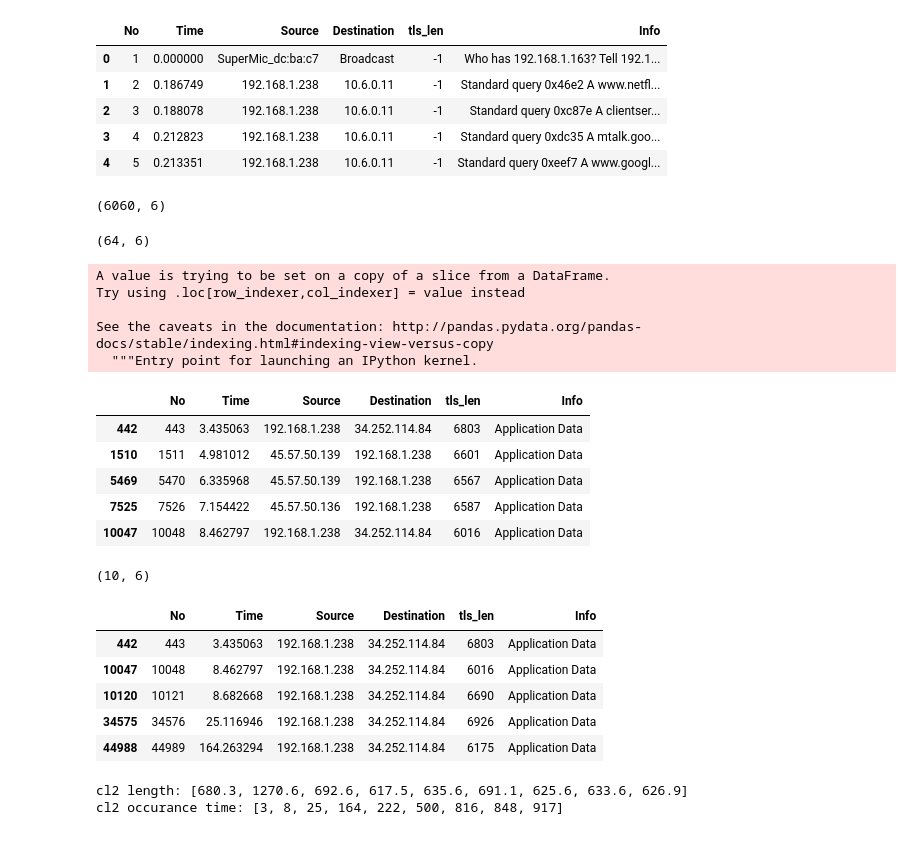
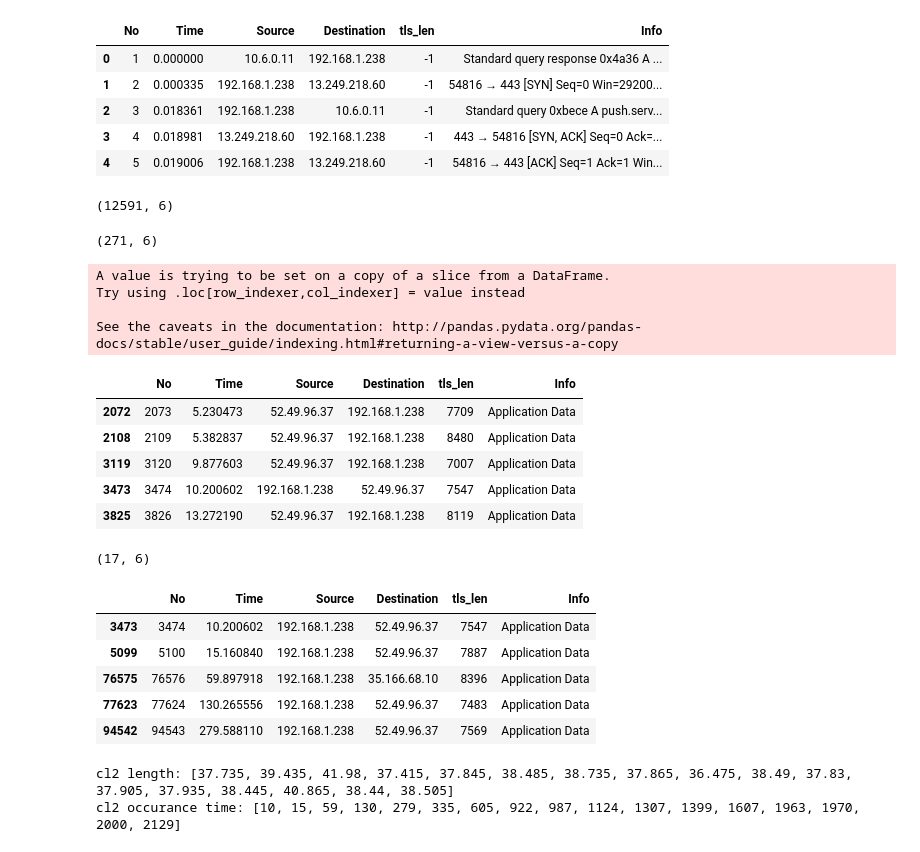
Before and after one commit to ssahaxd/IITM_Internship_2019, a Jupyter notebook: code_d.ipynb, the cells around one changed output. Cells and saved outputs as stored; diff of their text form; code cells hidden in the pictures.

```diff
--- a/code_d.ipynb
+++ b/code_d.ipynb
@@ -12,11 +12,11 @@ import matplotlib.pyplot as plt
 %matplotlib inline
 # sns.set(style="darkgrid")
 # %%
-pcap_file ="./lab-pc/trace3/trace3.raw"
-csv_file = "./lab-pc/trace3/trace3.csv"
+pcap_file ="../firefox03/firefox03.raw"
+csv_file = "../firefox03/firefox03.csv"
 if not os.path.exists(csv_file):
     tshark_cmd = 'tshark -T fields -e _ws.col.No. -e _ws.col.Time -e _ws.col.Source -e _ws.col.Destination -e _ws.col.tls_len -e _ws.col.Info -E header=y -E separator="\t" -E quote=d -E occurrence=f -r {} > {}'.format(pcap_file, csv_file)
-    os.system(tshark_cmd);
+    os.system(tshark_cmd)
 # %%
 pcap_main = read_csv(csv_file,sep="\t", index_col=None, encoding='utf-8')
 pcap_main.rename(index=str, columns={"_ws.col.No.": "No", "_ws.col.Time": "Time","_ws.col.Source": "Source","_ws.col.Destination": "Destination", "_ws.col.tls_len": "tls_len","_ws.col.Info": "Info"}, inplace=True);
@@ -104,52 +151,51 @@ pcap_main.fillna(-1, inplace=True)
 pcap_main.head()
 # %% [output]
 |  | No | Time | Source | Destination | tls_len | Info |
-| 0 | 1 | 0.000000 | SuperMic_dc:ba:c7 | Broadcast | -1 | Who has 192.168.1.163? Tell 192.1... |
-| 1 | 2 | 0.186749 | 192.168.1.238 | 10.6.0.11 | -1 | Standard query 0x46e2 A www.netfl... |
-| 2 | 3 | 0.188078 | 192.168.1.238 | 10.6.0.11 | -1 | Standard query 0xc87e A clientser... |
-| 3 | 4 | 0.212823 | 192.168.1.238 | 10.6.0.11 | -1 | Standard query 0xdc35 A mtalk.goo... |
-| 4 | 5 | 0.213351 | 192.168.1.238 | 10.6.0.11 | -1 | Standard query 0xeef7 A www.googl... |
+| 0 | 1 | 0.000000 | 10.6.0.11 | 192.168.1.238 | -1 | Standard query response 0x4a36 A ... |
+| 1 | 2 | 0.000335 | 192.168.1.238 | 13.249.218.60 | -1 | 54816 → 443 [SYN] Seq=0 Win=29200... |
+| 2 | 3 | 0.018361 | 192.168.1.238 | 10.6.0.11 | -1 | Standard query 0xbece A push.serv... |
+| 3 | 4 | 0.018981 | 13.249.218.60 | 192.168.1.238 | -1 | 443 → 54816 [SYN, ACK] Seq=0 Ack=... |
+| 4 | 5 | 0.019006 | 192.168.1.238 | 13.249.218.60 | -1 | 54816 → 443 [ACK] Seq=1 Ack=1 Win... |
 # %%
 # filtering out the non application data pakets
 temp = pcap_main.query('Info == "Application Data"') # filtering to get only the application data
 temp.shape
 # %% [output]
-(6060, 6)
+(12591, 6)
 # %%
 # converting the tls_len to integer type
 temp['tls_len'] = temp.tls_len.astype(int, copy=False) # converting the ssllen field to integer type
 # filtering to get ssllen in the 6000 to 7000 range.
 # temp = temp.query('6000<ssllen<7000')
-temp = temp.query('6000<tls_len<7000')
+temp = temp.query('7000<tls_len<8500')
 
 
 print(temp.shape)
 temp.head()
 # %% [output]
-(64, 6)
+(271, 6)
 A value is trying to be set on a copy of a slice from a DataFrame.
 Try using .loc[row_indexer,col_indexer] = value instead
 
-See the caveats in the documentation: http://pandas.pydata.org/pandas-docs/stable/indexing.html#indexing-view-versus-copy
-  """Entry point for launching an IPython kernel.
+See the caveats in the documentation: http://pandas.pydata.org/pandas-docs/stable/user_guide/indexing.html#returning-a-view-versus-a-copy
 |  | No | Time | Source | Destination | tls_len | Info |
-| 442 | 443 | 3.435063 | 192.168.1.238 | 34.252.114.84 | 6803 | Application Data |
-| 1510 | 1511 | 4.981012 | 45.57.50.139 | 192.168.1.238 | 6601 | Application Data |
-| 5469 | 5470 | 6.335968 | 45.57.50.139 | 192.168.1.238 | 6567 | Application Data |
-| 7525 | 7526 | 7.154422 | 45.57.50.136 | 192.168.1.238 | 6587 | Application Data |
-| 10047 | 10048 | 8.462797 | 192.168.1.238 | 34.252.114.84 | 6016 | Application Data |
+| 2072 | 2073 | 5.230473 | 52.49.96.37 | 192.168.1.238 | 7709 | Application Data |
+| 2108 | 2109 | 5.382837 | 52.49.96.37 | 192.168.1.238 | 8480 | Application Data |
+| 3119 | 3120 | 9.877603 | 52.49.96.37 | 192.168.1.238 | 7007 | Application Data |
+| 3473 | 3474 | 10.200602 | 192.168.1.238 | 52.49.96.37 | 7547 | Application Data |
+| 3825 | 3826 | 13.272190 | 52.49.96.37 | 192.168.1.238 | 8119 | Application Data |
 # %%
-temp = temp.query('Source == {}'.format(local_ip)) # cl2 are sent from client system
+temp = temp.query('Source == "{}"'.format(local_ip)) # cl2 are sent from client system
 print(temp.shape)
 temp.head()
 # %% [output]
-(10, 6)
+(17, 6)
 |  | No | Time | Source | Destination | tls_len | Info |
-| 442 | 443 | 3.435063 | 192.168.1.238 | 34.252.114.84 | 6803 | Application Data |
-| 10047 | 10048 | 8.462797 | 192.168.1.238 | 34.252.114.84 | 6016 | Application Data |
-| 10120 | 10121 | 8.682668 | 192.168.1.238 | 34.252.114.84 | 6690 | Application Data |
-| 34575 | 34576 | 25.116946 | 192.168.1.238 | 34.252.114.84 | 6926 | Application Data |
-| 44988 | 44989 | 164.263294 | 192.168.1.238 | 34.252.114.84 | 6175 | Application Data |
+| 3473 | 3474 | 10.200602 | 192.168.1.238 | 52.49.96.37 | 7547 | Application Data |
+| 5099 | 5100 | 15.160840 | 192.168.1.238 | 52.49.96.37 | 7887 | Application Data |
+| 76575 | 76576 | 59.897918 | 192.168.1.238 | 35.166.68.10 | 8396 | Application Data |
+| 77623 | 77624 | 130.265556 | 192.168.1.238 | 52.49.96.37 | 7483 | Application Data |
+| 94542 | 94543 | 279.588110 | 192.168.1.238 | 52.49.96.37 | 7569 | Application Data |
 # %%
 # find all packets that looks like data-cl2
 cl2_cnt = [0]
@@ -167,12 +213,12 @@ for _,packet in temp.iterrows():
         cl2_cnt.append(0)
         cl2_time.append(curr_time)
         start_time = curr_time
-    cl2_cnt[i]+= packet['tls_len']/10
+    cl2_cnt[i]+= packet['tls_len']/200
 
 print("cl2 length: {} \ncl2 occurance time: {}".format(cl2_cnt, cl2_time))
 # %% [output]
-cl2 length: [680.3, 1270.6, 692.6, 617.5, 635.6, 691.1, 625.6, 633.6, 626.9]
-cl2 occurance time: [3, 8, 25, 164, 222, 500, 816, 848, 917]
+cl2 length: [37.735, 39.435, 41.98, 37.415, 37.845, 38.485, 38.735, 37.865, 36.475, 38.49, 37.83, 37.905, 37.935, 38.445, 40.865, 38.44, 38.505]
+cl2 occurance time: [10, 15, 59, 130, 279, 335, 605, 922, 987, 1124, 1307, 1399, 1607, 1963, 1970, 2000, 2129]
 # %%
 # plot the data-cl2 along with all the pakets
 plt.figure(figsize=(20,10))
```
Also changed, not shown: parts of 18 cells of this notebook.
